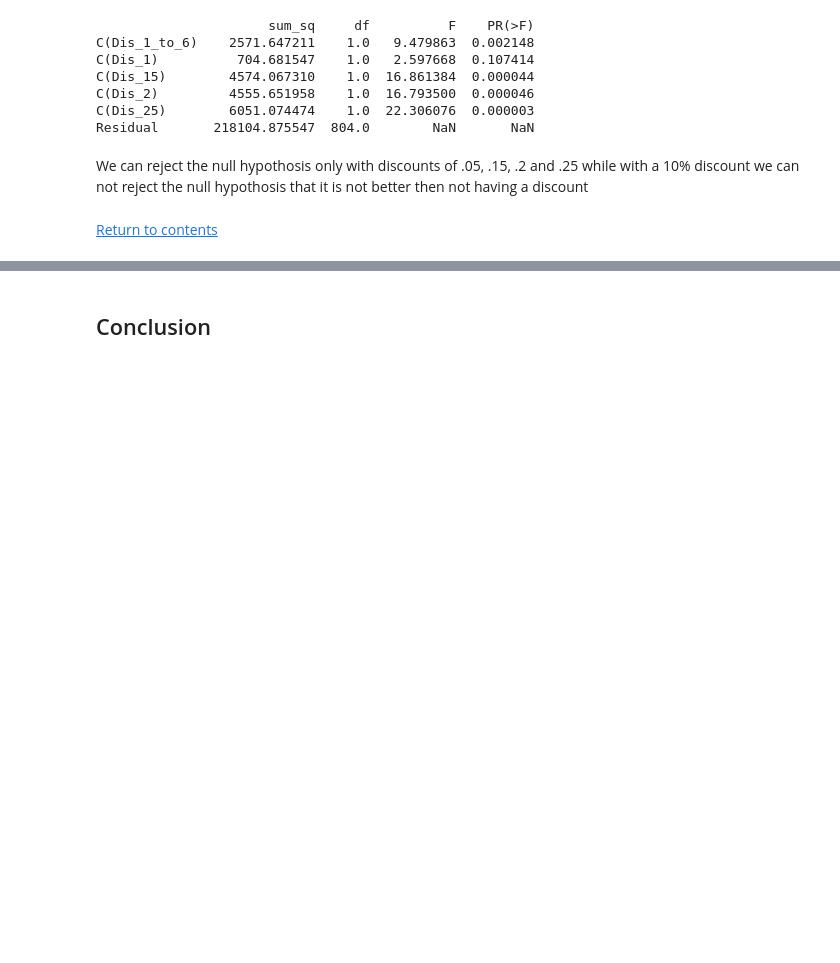
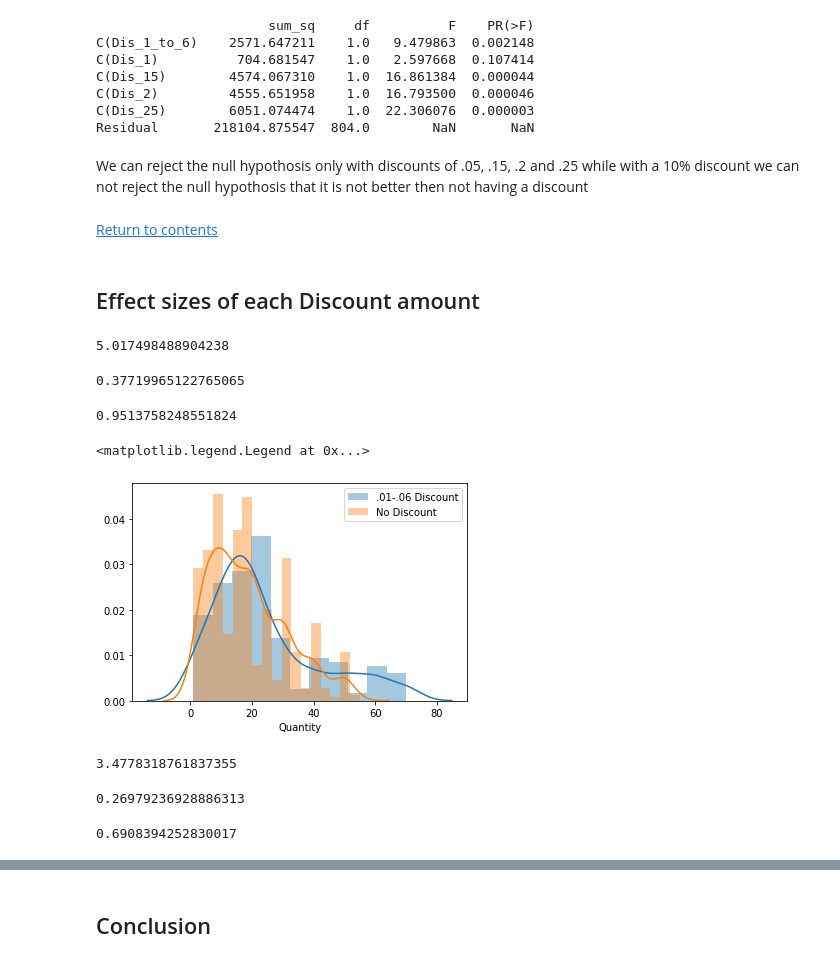
Before and after one commit to lraichik/dsc-mod-3-project-online-ds-ft-051319, a Jupyter notebook: Levi Raichik Mod 3 Project.ipynb, the cells around one changed output, grey strips where cells are left out. Saved outputs shown, nothing was run; the diff lists cells and outputs as text; code cells hidden in the pictures; blank space fills up the shorter version.

```diff
--- a/Levi Raichik Mod 3 Project.ipynb
+++ b/Levi Raichik Mod 3 Project.ipynb
@@ -341,3 +405,27 @@ Residual       218104.875547  804.0        NaN       NaN
 We can reject the null hypothosis only with discounts of .05, .15, .2 and .25 while with a 10% discount we can not reject the null hypothosis that it is not better then not having a discount
 # %% [markdown]
 [Return to contents](#Table-of-contents)
+# %% [markdown]
+## Effect sizes of each Discount amount
+# %%
+Dis_1_to_6df = discountdf_discount.loc[discountdf_discount.Dis_1_to_6 == 1]
+# %%
+Dis_1_to_6df.Quantity.mean() - discountdf_no_discount.Quantity.mean()
+# %% [output]
+5.017498488904238
+# %%
+Dis_1_to_6_effect = Cohen_d(Dis_1_to_6df.Quantity, discountdf_no_discount.Quantity)
+Dis_1_to_6_effect
+# %% [output]
+0.37719965122765065
+# %%
+power_analysis.solve_power(effect_size=Dis_1_to_6_effect, alpha=.05, nobs1=len(Dis_1_to_6df))
+# %% [output]
+0.9513758248551824
+# %%
+sns.distplot(Dis_1_to_6df.Quantity, label='.01-.06 Discount')
+sns.distplot(discountdf_no_discount.Quantity, label='No Discount')
+plt.legend()
+# %% [output]
+<matplotlib.legend.Legend at 0x...>
+[figure, added]
@@ -343,0 +434,13 @@ We can reject the null hypothosis only with discounts of .05, .15, .2 and .25 wh
+# %%
+Dis_1df.Quantity.mean() - discountdf_no_discount.Quantity.mean()
+# %% [output]
+3.4778318761837355
+# %%
+Dis_1_effect = Cohen_d(Dis_1df.Quantity, discountdf_no_discount.Quantity)
+Dis_1_effect
+# %% [output]
+0.26979236928886313
+# %%
+power_analysis.solve_power(effect_size=Dis_1_effect, alpha=.05, nobs1=len(Dis_1df))
+# %% [output]
+0.6908394252830017
```
Also changed, not shown: parts of 117 cells of this notebook, 1 other file.
